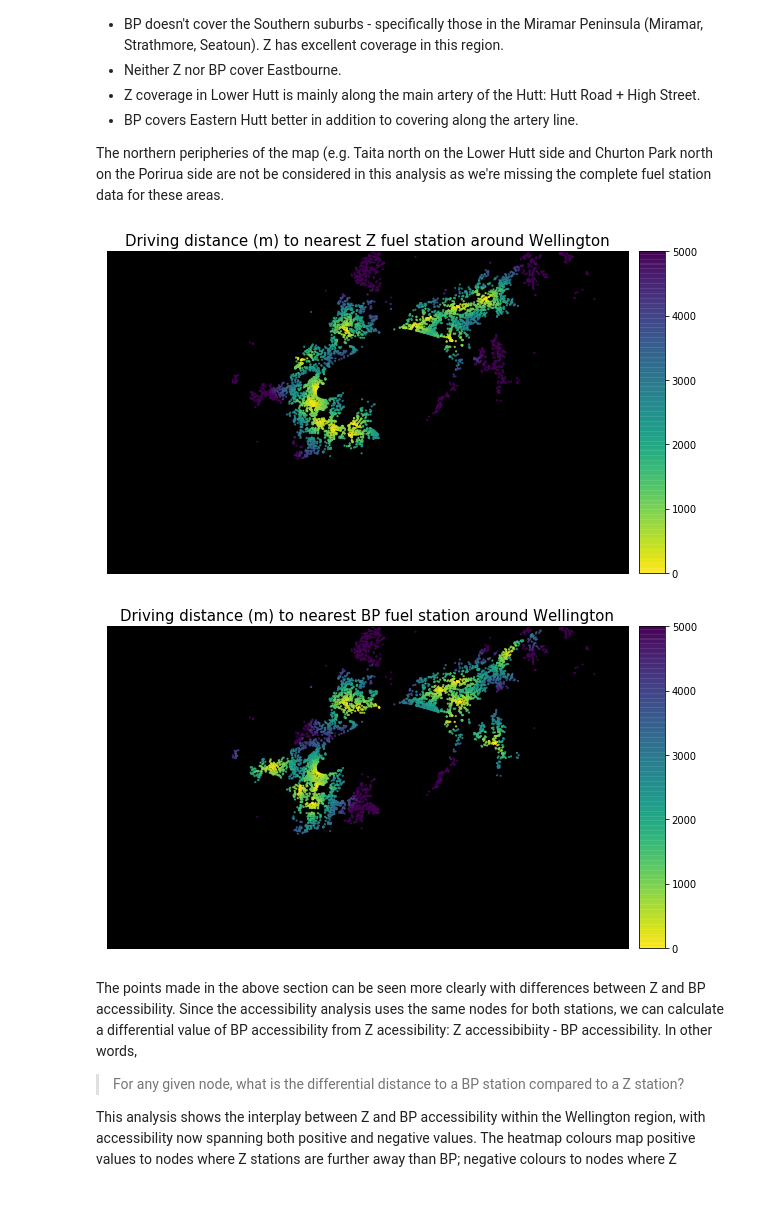
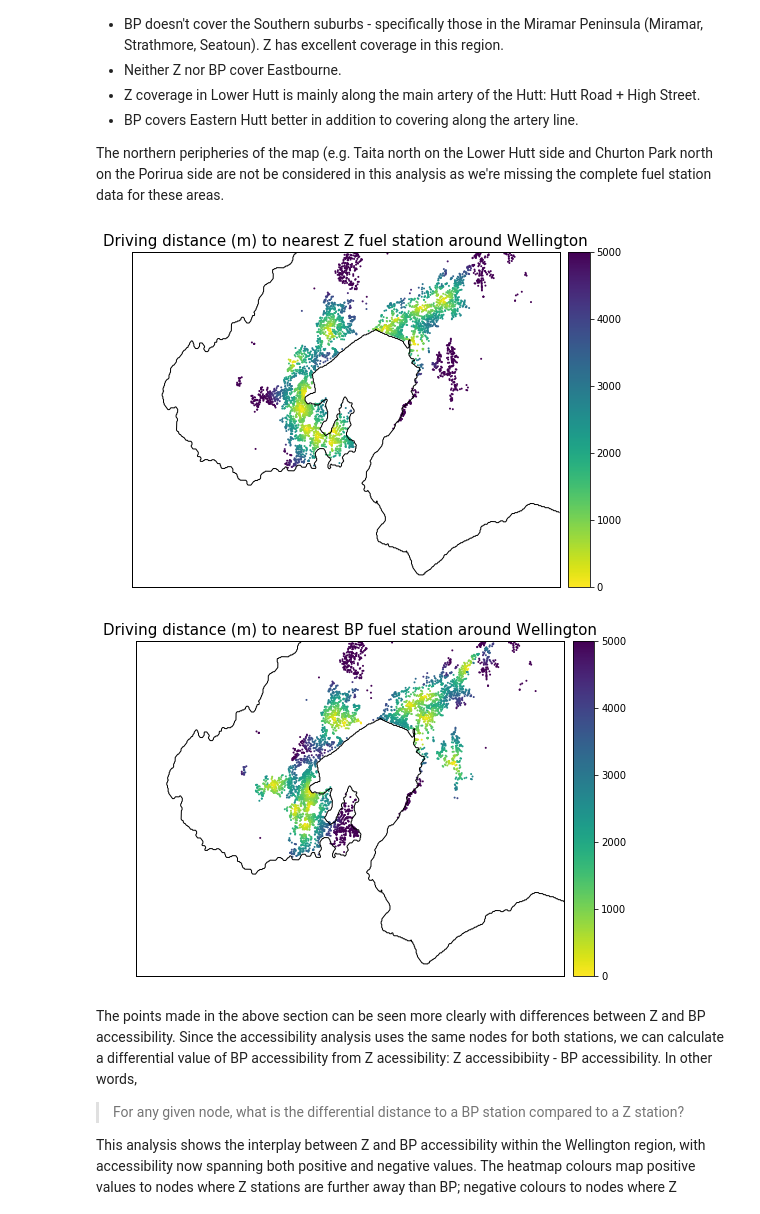
Before and after one commit to shriv/fuel-stations, a Jupyter notebook: Fuel Stations Analysis.ipynb, the cells around one changed output. Cells and saved outputs as stored; diff of their text form; code cells hidden in the pictures.

Commit message:
More plot tweaks. Added coastline baselayer for accessibility maps. Still needs more work though as the speed is very slow

```diff
--- a/Fuel Stations Analysis.ipynb
+++ b/Fuel Stations Analysis.ipynb
@@ -482,13 +482,16 @@ distance = 5000.0 # distance bound for accessibility calculation; impedance limi
 num_pois = 10
 
 # Plotting parameters
-bbox_aspect_ratio = 2
+bbox_aspect_ratio = (osm_bbox[2] - osm_bbox[0]) / (osm_bbox[3] - osm_bbox[1])
 fig_kwargs = {'facecolor':'w',
               'figsize':(10, 10 * bbox_aspect_ratio)}
-plot_kwargs = {'s':5,
-               'alpha':0.9,
-               'cmap':'viridis_r',
-               'edgecolor':'none'}
+#plot_kwargs = {'s':5,
+#               'alpha':0.9,
+#               'cmap':'viridis_r',
+#               'edgecolor':'none'}
+
+bmap_kwargs={'epsg':'2193','resolution':'f'}
+plot_kwargs={'cmap':'viridis_r','s':4,'edgecolor':'none'}
 # %%
 # Generate accessibility network
 network = na.get_pandana_network(osm_bbox, impedance=distance)
@@ -506,18 +509,19 @@ The accessibility heatmaps indicate that both Z and BP have reasonable coverage
 
 The northern peripheries of the map (e.g. Taita north on the Lower Hutt side and Churton Park north on the Porirua side are not be considered in this analysis as we're missing the complete fuel station data for these areas.
 # %%
+reload(na)
 # Plot driving accessibility for Z stations
 na.plot_accessibility(network, z_accessibility[n], osm_bbox,
-                      fig_kwargs=fig_kwargs, plot_kwargs=plot_kwargs)
+                      fig_kwargs=fig_kwargs, plot_kwargs=plot_kwargs, bmap_kwargs=bmap_kwargs)
 # %% [output]
-[figure, old version]
+[figure, new version]
 # %%
 # Plot driving accessibility for BP stations
 na.plot_accessibility(network, bp_accessibility[n], osm_bbox,
                       amenity_type='BP fuel station',
-                      fig_kwargs=fig_kwargs, plot_kwargs=plot_kwargs)
+                      fig_kwargs=fig_kwargs, plot_kwargs=plot_kwargs, bmap_kwargs=bmap_kwargs)
 # %% [output]
-[figure, old version]
+[figure, new version]
 # %% [markdown]
 The points made in the above section can be seen more clearly with differences between Z and BP accessibility. Since the accessibility analysis uses the same nodes for both stations, we can calculate a differential value of BP accessibility from Z acessibility: Z accessibibiity - BP accessibility. In other words,
 > For any given node, what is the differential distance to a BP station compared to a Z station?
```
Also changed, not shown: parts of 1 cell of this notebook, 1 other file.
